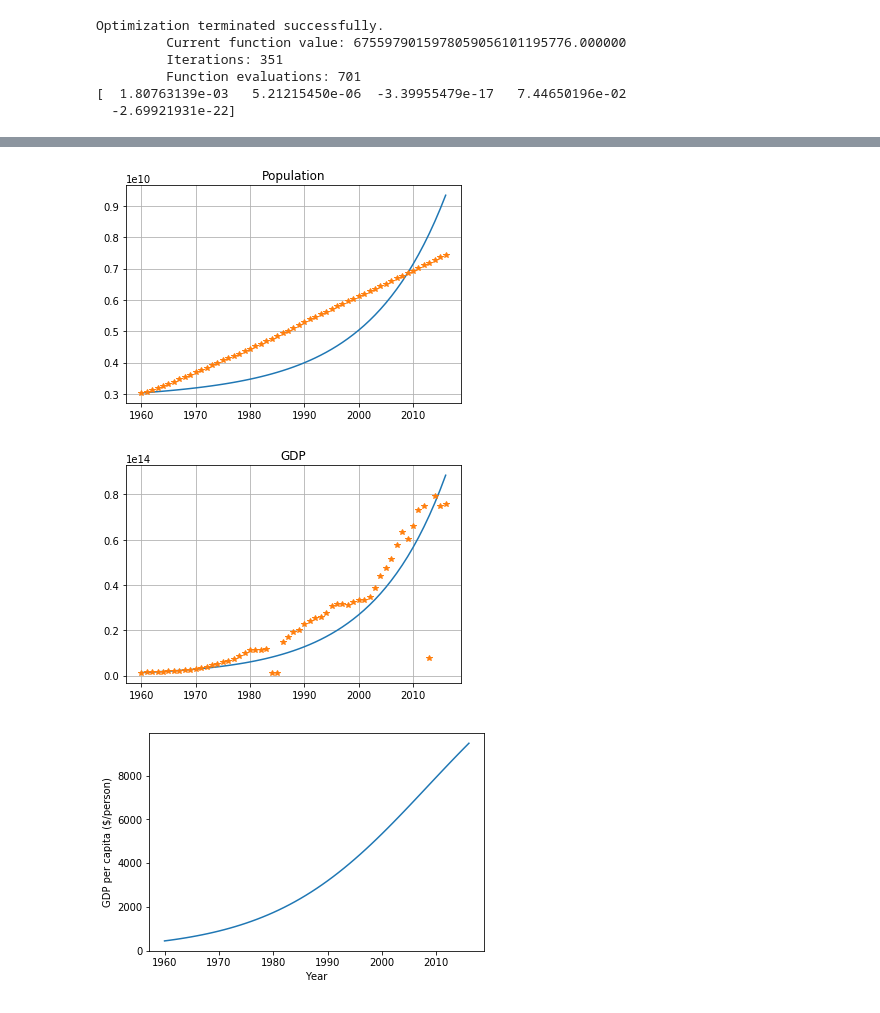
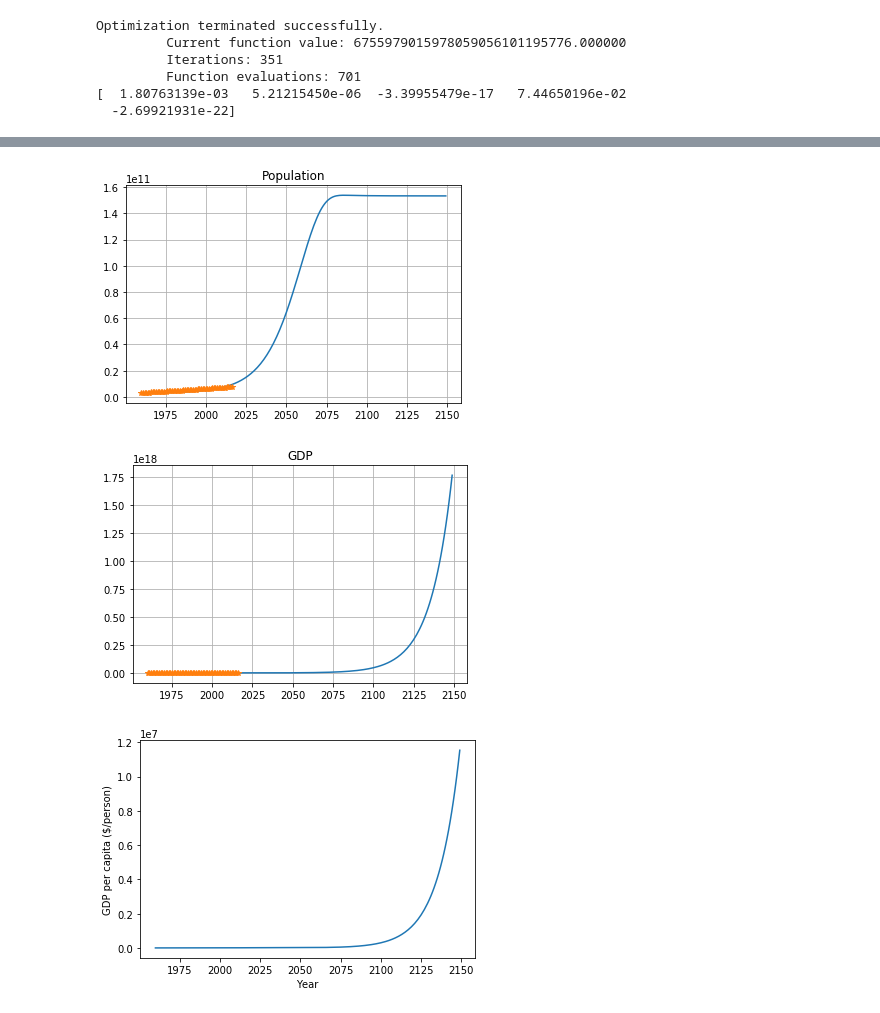
Before and after one commit to rfree18/math-modeling, a Jupyter notebook: final/Final.ipynb, the cells around one changed output, grey strips where cells are left out. Saved outputs shown, nothing was run; the diff lists cells and outputs as text; code cells hidden in the pictures.

```diff
--- a/final/Final.ipynb
+++ b/final/Final.ipynb
@@ -142,14 +155,15 @@ Optimization terminated successfully.
 # %%
-t = np.arange(1960, 2017, 1)
+t = np.arange(1960, 2150, 1)
+x0 = [pop_real[0], gdp_real[0]]
 
 plt.figure()
 plt.title("Population")
 plt.grid()
 plt.plot(t, model(t, result)[0])
 plt.plot(np.arange(1960, 2017, 1), pop_real, '*')
 plt.show()
 # %% [output]
-[figure, old version]
+[figure, new version]
 # %%
 plt.figure()
 plt.grid()
@@ -160,7 +174,7 @@ plt.plot(np.arange(1960, 2017, 1), gdp_real, '*')
 plt.plot()
 plt.show()
 # %% [output]
-[figure, old version]
+[figure, new version]
 # %%
 plt.figure()
 plt.xlabel('Year')
@@ -168,4 +182,4 @@ plt.ylabel('GDP per capita ($/person)')
 plt.plot(t, model(t, result)[1]/model(t, result)[0])
 plt.show()
 # %% [output]
-[figure, old version]
+[figure, new version]
```
Also changed, not shown: parts of 3 cells of this notebook.
